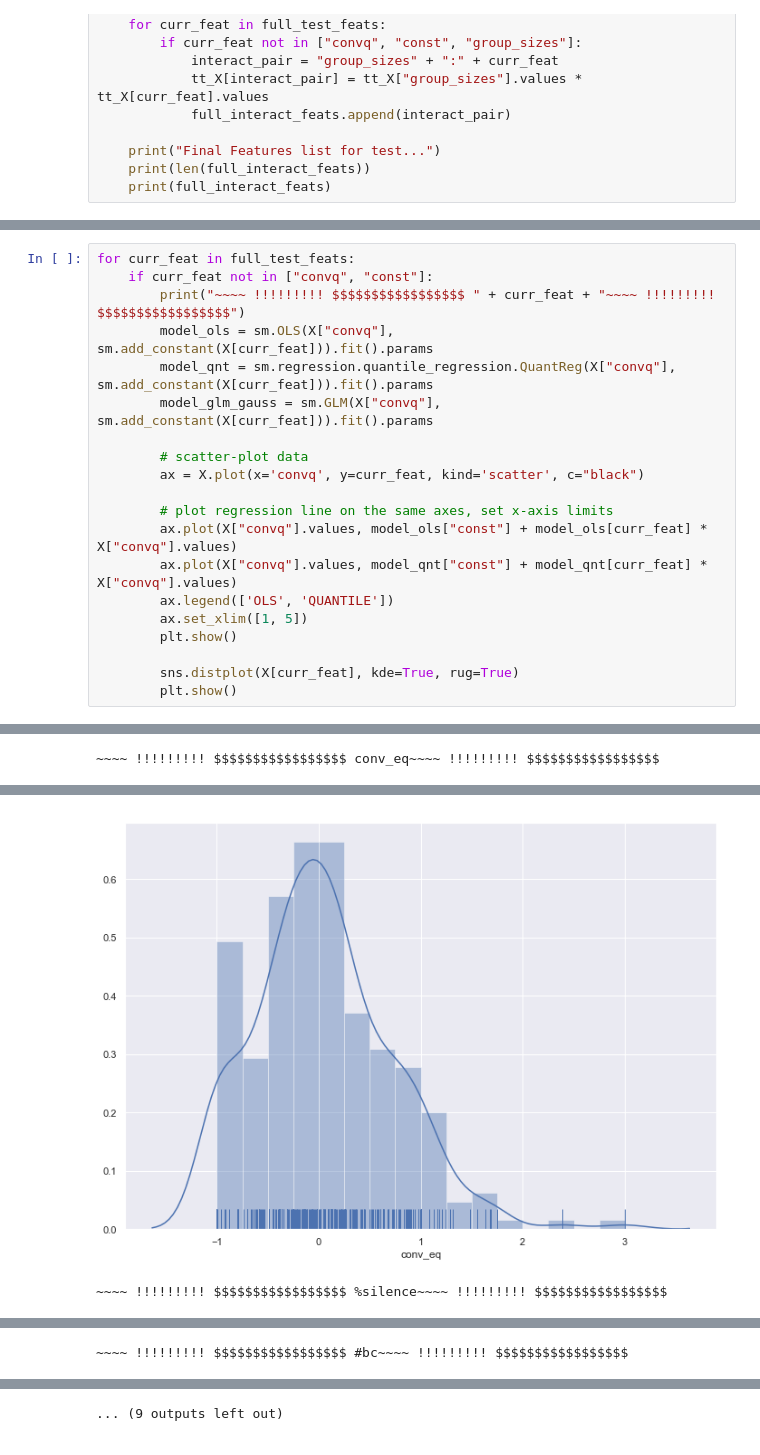
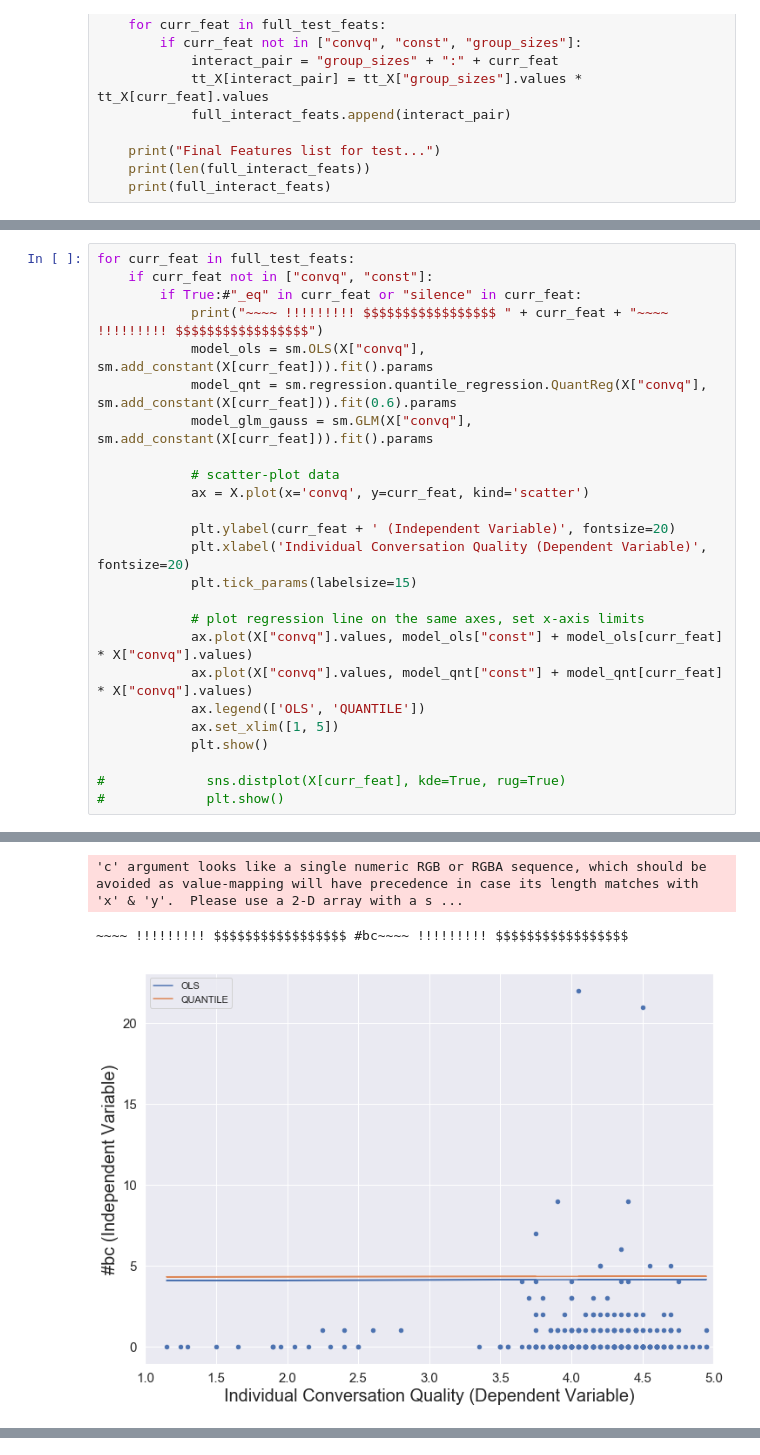
Before and after one commit to LRNavin/conversation_quality, a Jupyter notebook: main_experiment/statistical_tests/tt_vs_convq-indiv.ipynb, the cells around one changed output, grey strips where cells are left out. Drawn from its saved outputs; the diff is of its cells as text.

Commit message:
green-light on indiv modling results. Begin group.

```diff
--- a/main_experiment/statistical_tests/tt_vs_convq-indiv.ipynb
+++ b/main_experiment/statistical_tests/tt_vs_convq-indiv.ipynb
@@ -232,21 +243,26 @@ Covariance Type:            nonrobust
 # %%
 for curr_feat in full_test_feats:
     if curr_feat not in ["convq", "const"]:
-        print("~~~~ !!!!!!!!! $$$$$$$$$$$$$$$$$ " + curr_feat + "~~~~ !!!!!!!!! $$$$$$$$$$$$$$$$$")
-        model_ols = sm.OLS(X["convq"], sm.add_constant(X[curr_feat])).fit().params
-        model_qnt = sm.regression.quantile_regression.QuantReg(X["convq"], sm.add_constant(X[curr_feat])).fit().params
-        model_glm_gauss = sm.GLM(X["convq"], sm.add_constant(X[curr_feat])).fit().params
+        if True:#"_eq" in curr_feat or "silence" in curr_feat:
+            print("~~~~ !!!!!!!!! $$$$$$$$$$$$$$$$$ " + curr_feat + "~~~~ !!!!!!!!! $$$$$$$$$$$$$$$$$")
+            model_ols = sm.OLS(X["convq"], sm.add_constant(X[curr_feat])).fit().params
+            model_qnt = sm.regression.quantile_regression.QuantReg(X["convq"], sm.add_constant(X[curr_feat])).fit(0.6).params
+            model_glm_gauss = sm.GLM(X["convq"], sm.add_constant(X[curr_feat])).fit().params
 
-        # scatter-plot data
-        ax = X.plot(x='convq', y=curr_feat, kind='scatter', c="black")
+            # scatter-plot data
+            ax = X.plot(x='convq', y=curr_feat, kind='scatter')
 
-        # plot regression line on the same axes, set x-axis limits
-        ax.plot(X["convq"].values, model_ols["const"] + model_ols[curr_feat] * X["convq"].values)
-        ax.plot(X["convq"].values, model_qnt["const"] + model_qnt[curr_feat] * X["convq"].values)
-        ax.legend(['OLS', 'QUANTILE'])
-        ax.set_xlim([1, 5])
-        plt.show()
+            plt.ylabel(curr_feat + ' (Independent Variable)', fontsize=20)
+            plt.xlabel('Individual Conversation Quality (Dependent Variable)', fontsize=20)
+            plt.tick_params(labelsize=15)
 
-        sns.distplot(X[curr_feat], kde=True, rug=True)
-        plt.show()
+            # plot regression line on the same axes, set x-axis limits
+            ax.plot(X["convq"].values, model_ols["const"] + model_ols[curr_feat] * X["convq"].values)
+            ax.plot(X["convq"].values, model_qnt["const"] + model_qnt[curr_feat] * X["convq"].values)
+            ax.legend(['OLS', 'QUANTILE'])
+            ax.set_xlim([1, 5])
+            plt.show()
+
+#             sns.distplot(X[curr_feat], kde=True, rug=True)
+#             plt.show()
 # %% [output]
@@ -256 +274,0 @@ for curr_feat in full_test_feats:
-~~~~ !!!!!!!!! $$$$$$$$$$$$$$$$$ conv_eq~~~~ !!!!!!!!! $$$$$$$$$$$$$$$$$
@@ -258,2 +278,3 @@ for curr_feat in full_test_feats:
+'c' argument looks like a single numeric RGB or RGBA sequence, which should be avoided as value-mapping will have precedence in case its length matches with 'x' & 'y'.  Please use a 2-D array with a s ...
+~~~~ !!!!!!!!! $$$$$$$$$$$$$$$$$ #bc~~~~ !!!!!!!!! $$$$$$$$$$$$$$$$$
-[figure, old version]
+[figure, new version]
-~~~~ !!!!!!!!! $$$$$$$$$$$$$$$$$ %silence~~~~ !!!!!!!!! $$$$$$$$$$$$$$$$$
@@ -262 +280,0 @@ for curr_feat in full_test_feats:
-~~~~ !!!!!!!!! $$$$$$$$$$$$$$$$$ #bc~~~~ !!!!!!!!! $$$$$$$$$$$$$$$$$
@@ -265 +280,0 @@ for curr_feat in full_test_feats:
-... (9 outputs left out)
```
Also changed, not shown: parts of 6 cells of this notebook, 28 other files.
